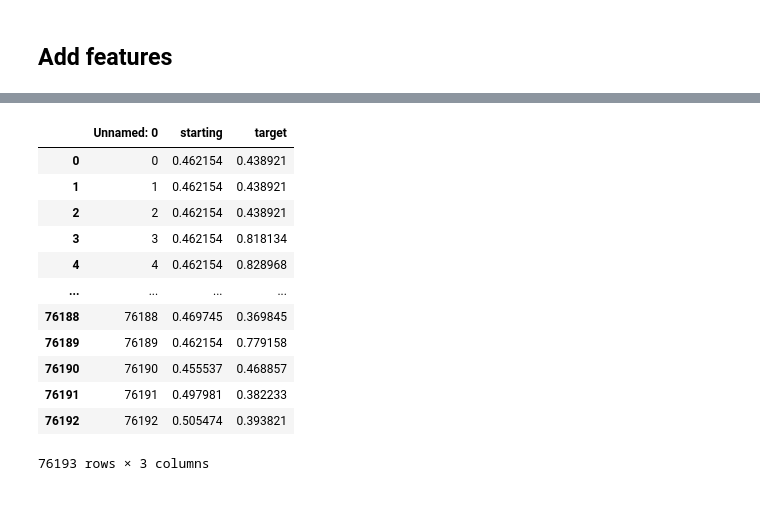
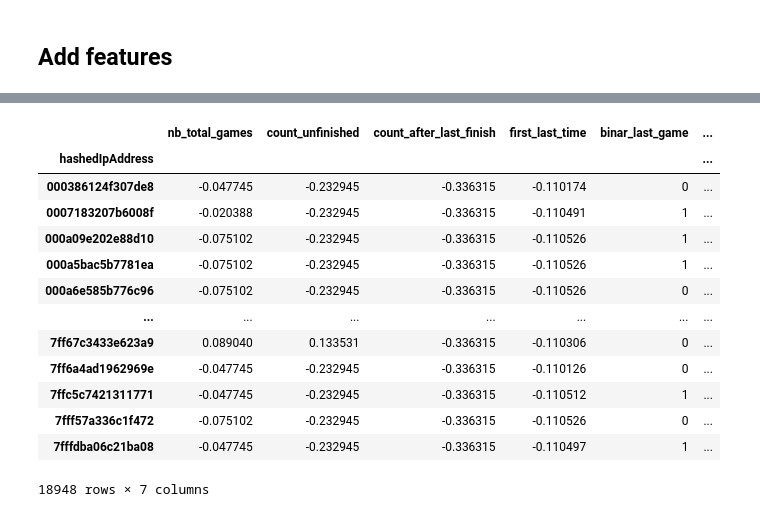
Before and after one commit to epfl-ada/ada-2022-project-7yobananaboy7, a Jupyter notebook: Cluster pages .ipynb, the cells around one changed output, grey strips where cells are left out. Saved outputs shown, nothing was run; the diff lists cells and outputs as text; code cells hidden in the pictures.

```diff
--- a/Cluster pages .ipynb
+++ b/Cluster pages .ipynb
@@ -10,8 +8,8 @@ articles, categories, links, paths_finished, paths_unfinished, paths_all, shorte
 # get the data
 articles, categories, links, paths_finished, paths_unfinished, paths_all, shortest_path_distance = load_data()
 
-#remove the paths that has only a starting point and are not of our interest
-paths_unfinished = paths_unfinished[paths_unfinished.pathLength > 1]
+# #remove the paths that has only a starting point and are not of our interest
+# paths_unfinished = paths_unfinished[paths_unfinished.pathLength > 1]
 
 # Create the graphs of interest
 G_paths, G_links = get_graphs(paths_all,links)
@@ -490,0 +510,3 @@ features
+# %%
+import pandas as pd
+others_feat = pd.read_csv("data/features.csv", encoding = 'utf-8', index_col = 'hashedIpAddress')
@@ -491,19 +530,19 @@ features
+# %%
+others_feat.join(features)
+# %% [output]
+|  | nb_total_games | count_unfinished | count_after_last_finish | first_last_time | binar_last_game | ... |
+| hashedIpAddress |  |  |  |  |  | ... |
+| 000386124f307de8 | -0.047745 | -0.232945 | -0.336315 | -0.110174 | 0 | ... |
+| 0007183207b6008f | -0.020388 | -0.232945 | -0.336315 | -0.110491 | 1 | ... |
+| 000a09e202e88d10 | -0.075102 | -0.232945 | -0.336315 | -0.110526 | 1 | ... |
+| 000a5bac5b7781ea | -0.075102 | -0.232945 | -0.336315 | -0.110526 | 1 | ... |
+| 000a6e585b776c96 | -0.075102 | -0.232945 | -0.336315 | -0.110526 | 0 | ... |
+| ... | ... | ... | ... | ... | ... | ... |
+| 7ff67c3433e623a9 | 0.089040 | 0.133531 | -0.336315 | -0.110306 | 0 | ... |
+| 7ff6a4ad1962969e | -0.047745 | -0.232945 | -0.336315 | -0.110126 | 0 | ... |
+| 7ffc5c7421311771 | -0.047745 | -0.232945 | -0.336315 | -0.110512 | 1 | ... |
+| 7fff57a336c1f472 | -0.075102 | -0.232945 | -0.336315 | -0.110526 | 0 | ... |
+| 7fffdba06c21ba08 | -0.047745 | -0.232945 | -0.336315 | -0.110497 | 1 | ... |
+18948 rows × 7 columns
 # %%
 features.to_csv("data/features.csv")
-# %%
-import pandas as pd
-pd.read_csv("data/features.csv", encoding = 'utf-8')
-# %% [output]
-|  | Unnamed: 0 | starting | target |
-| 0 | 0 | 0.462154 | 0.438921 |
-| 1 | 1 | 0.462154 | 0.438921 |
-| 2 | 2 | 0.462154 | 0.438921 |
-| 3 | 3 | 0.462154 | 0.818134 |
-| 4 | 4 | 0.462154 | 0.828968 |
-| ... | ... | ... | ... |
-| 76188 | 76188 | 0.469745 | 0.369845 |
-| 76189 | 76189 | 0.462154 | 0.779158 |
-| 76190 | 76190 | 0.455537 | 0.468857 |
-| 76191 | 76191 | 0.497981 | 0.382233 |
-| 76192 | 76192 | 0.505474 | 0.393821 |
-76193 rows × 3 columns
```
Also changed, not shown: parts of 7 cells of this notebook, 3 other files.
